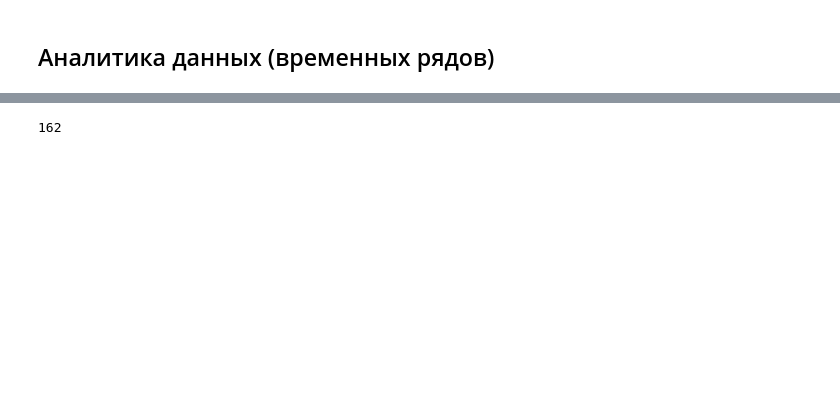
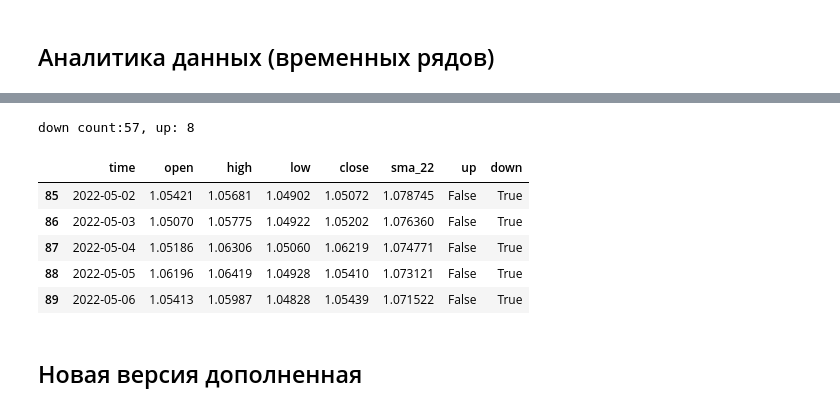
Before and after one commit to almaz114/Analytic_114, a Jupyter notebook: config_files/dataframes/Проверка теорий.ipynb, the cells around one changed output, grey strips where cells are left out. Cells and saved outputs as stored; diff of their text form; code cells hidden in the pictures; blank space fills up the shorter version.

```diff
--- a/config_files/dataframes/Проверка теорий.ipynb
+++ b/config_files/dataframes/Проверка теорий.ipynb
@@ -43,6 +45,18 @@ df_new.iloc[230:255]
 # df_temp = df_new.iloc[240:255]
 df_temp = df_new.copy(deep=True)
 # df_temp.loc['total'] = df_temp.sum(numeric_only=None, skipna = True)     # итоговая строка с подсуммированием по всем столбцу
-df_temp.down.sum()   # сумма итого datafarme по столбцу 'down'
+down = df_temp.down.sum()   # сумма итого datafarme по столбцу 'down'
+up = df_temp.up.sum()
+print(f"down count:{down}, up: {up}")
 # %% [output]
-162
+down count:57, up: 8
+# %%
+# df_temp.info()
+df_temp.tail(5)
+# %% [output]
+|  | time | open | high | low | close | sma_22 | up | down |
+| 85 | 2022-05-02 | 1.05421 | 1.05681 | 1.04902 | 1.05072 | 1.078745 | False | True |
+| 86 | 2022-05-03 | 1.05070 | 1.05775 | 1.04922 | 1.05202 | 1.076360 | False | True |
+| 87 | 2022-05-04 | 1.05186 | 1.06306 | 1.05060 | 1.06219 | 1.074771 | False | True |
+| 88 | 2022-05-05 | 1.06196 | 1.06419 | 1.04928 | 1.05410 | 1.073121 | False | True |
+| 89 | 2022-05-06 | 1.05413 | 1.05987 | 1.04828 | 1.05439 | 1.071522 | False | True |
@@ -48,0 +87,2 @@ df_temp.down.sum()   # сумма итого datafarme по столбцу 'down
+# %% [markdown]
+## Новая версия дополненная
```
Also changed, not shown: parts of 11 cells of this notebook, 5 other files.
